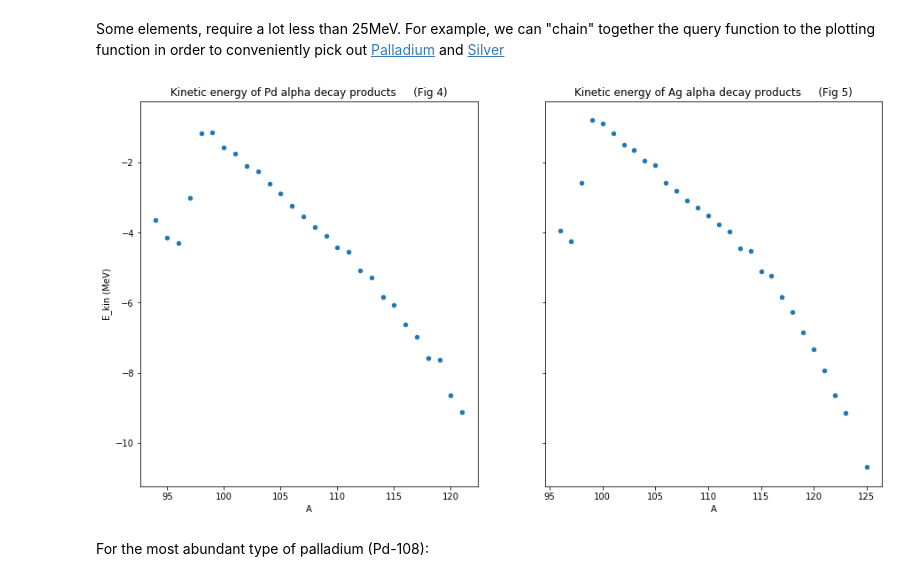
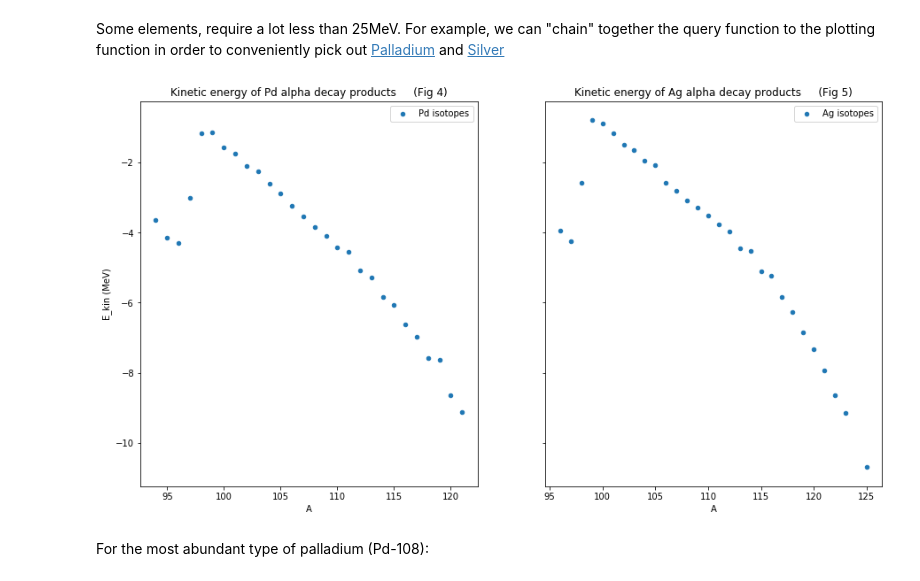
Before and after one commit to project-ida/nuclear-reactions, a Jupyter notebook: 01-nuclear-energetics.ipynb, the cells around one changed output. Saved outputs shown, nothing was run; the diff lists cells and outputs as text; code cells hidden in the pictures.

Commit message:
Adds data point label for Pd and Ag graphs

```diff
--- a/01-nuclear-energetics.ipynb
+++ b/01-nuclear-energetics.ipynb
@@ -422,13 +422,13 @@ Some elements, require a lot less than 25MeV. For example, we can "chain" togeth
 # %%
 fig, axes = plt.subplots(nrows=1, ncols=2, figsize=(15,8), sharey=True)
 
 parents_alpha_decay.query("EL=='Pd'").plot.scatter(x="A", y="E_kin (MeV)", ax=axes[0],
-                                    title="Kinetic energy of Pd alpha decay products     (Fig 4)");
+                                    title="Kinetic energy of Pd alpha decay products     (Fig 4)", label="Pd isotopes");
 
 parents_alpha_decay.query("EL=='Ag'").plot.scatter(x="A", y="E_kin (MeV)",ax=axes[1],
-                                    title="Kinetic energy of Ag alpha decay products     (Fig 5)");
+                                    title="Kinetic energy of Ag alpha decay products     (Fig 5)", label="Ag isotopes");
 # %% [output]
-[figure, old version]
+[figure, new version]
 # %% [markdown]
 For the most abundant type of palladium (Pd-108):
 # %%
```
Also changed, not shown: 1 other file.
